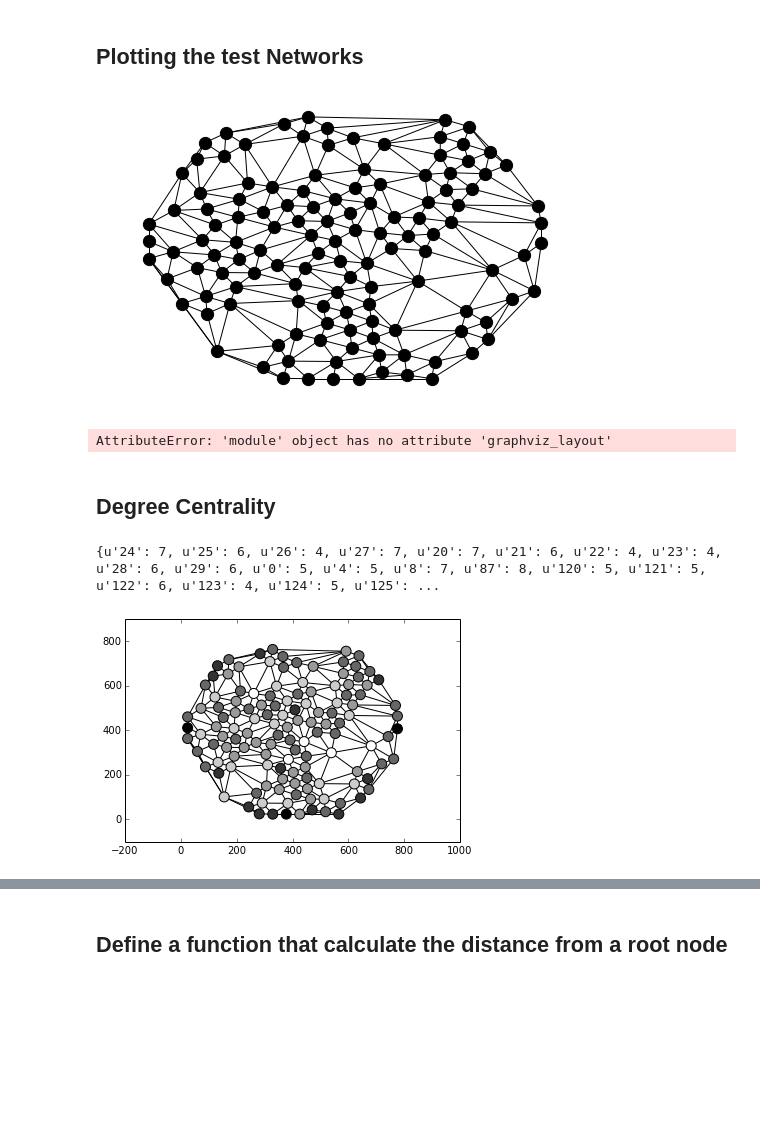
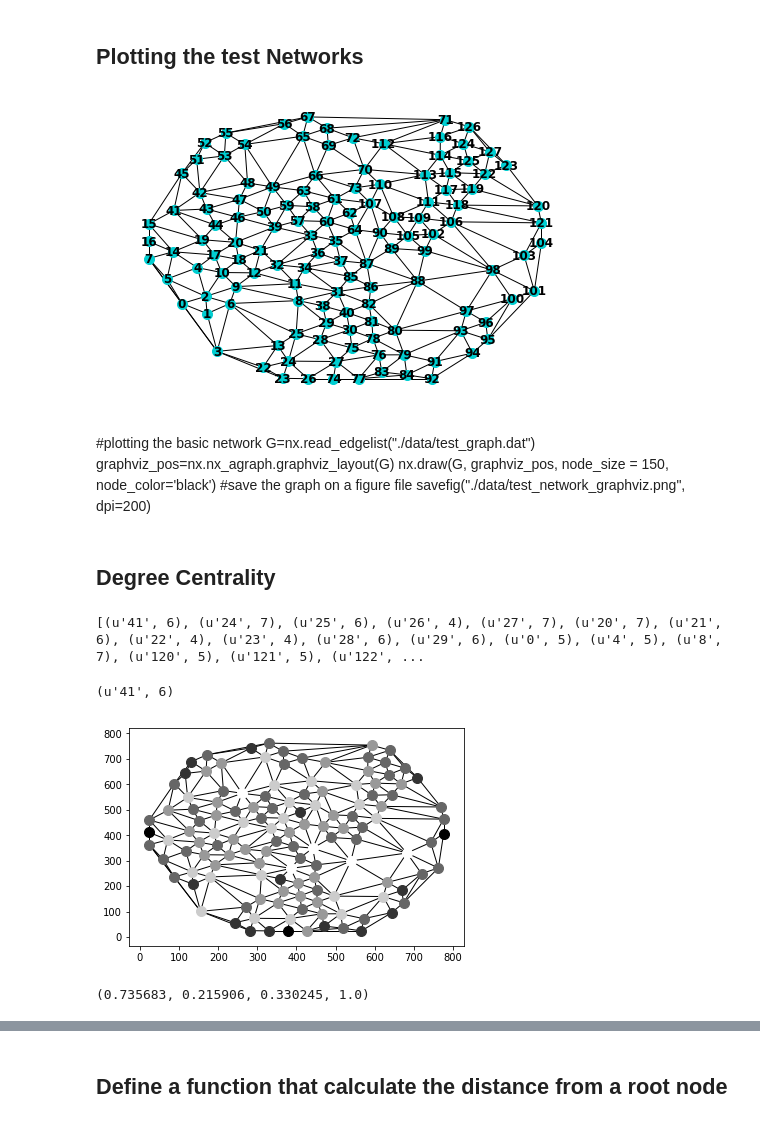
Before and after one commit to fs11235/book_code, a Jupyter notebook: Notebook_Chapter_III_Internet/Chapter_III_Internet_Notebook.ipynb, the cells around one changed output, grey strips where cells are left out. Saved outputs shown, nothing was run; the diff lists cells and outputs as text; code cells hidden in the pictures; blank space fills up the shorter version.

```diff
--- a/Notebook_Chapter_III_Internet/Chapter_III_Internet_Notebook.ipynb
+++ b/Notebook_Chapter_III_Internet/Chapter_III_Internet_Notebook.ipynb
@@ -54,46 +58,52 @@ def Graph_from_SVG(stream):
 # %%
-#getting the network in the SVG format
-file="./data/test_graph.svg"
-(G,pos)=Graph_from_SVG(file)
-
 #plot the optimal node distribution
-nx.draw(G, pos, node_size = 150, node_color='black')
+nx.draw(G, pos, node_size = 100, node_color='darkturquoise', with_labels=True, font_weight='bold')
 #save the graph on a figure file
 savefig("./data/test_network_best.png", dpi=200)
 # %% [output]
-[figure, old version]
+[figure, new version]
-# %%
-#plotting the basic network
-G=nx.read_edgelist("./data/test_graph.dat")
-graphviz_pos=nx.graphviz_layout(G)
-nx.draw(G, graphviz_pos, node_size = 150, node_color='black')
-#save the graph on a figure file
-savefig("./data/test_network_graphviz.png", dpi=200)
-# %% [output]
-AttributeError: 'module' object has no attribute 'graphviz_layout'
+# %% [markdown]
+#plotting the basic network
+G=nx.read_edgelist("./data/test_graph.dat")
+graphviz_pos=nx.nx_agraph.graphviz_layout(G)
+nx.draw(G, graphviz_pos, node_size = 150, node_color='black')
+#save the graph on a figure file
+savefig("./data/test_network_graphviz.png", dpi=200)
 # %% [markdown]
 ## Degree Centrality
 # %%
 degree_centrality=nx.degree(G)
 print degree_centrality
 # %% [output]
-{u'24': 7, u'25': 6, u'26': 4, u'27': 7, u'20': 7, u'21': 6, u'22': 4, u'23': 4, u'28': 6, u'29': 6, u'0': 5, u'4': 5, u'8': 7, u'87': 8, u'120': 5, u'121': 5, u'122': 6, u'123': 4, u'124': 5, u'125': ...
+[(u'41', 6), (u'24', 7), (u'25', 6), (u'26', 4), (u'27', 7), (u'20', 7), (u'21', 6), (u'22', 4), (u'23', 4), (u'28', 6), (u'29', 6), (u'0', 5), (u'4', 5), (u'8', 7), (u'120', 5), (u'121', 5), (u'122', ...
+# %%
+list(degree_centrality)[0]
+# %% [output]
+(u'41', 6)
+# %%
+l=[]
+res=dict(degree_centrality)
+# in the last version of Networkx nx.degree(G) in no more a dictionary
+for n in G.nodes():
+    #if n not in res:
+    # in python3 the .has_key was remove
+    if not res.has_key(n):
+
+        print 'stocazzo'
+        res[n]=0.0
+    l.append(res[n])
+
+#type(degree_centrality)
 # %%
-l=[]
-res=degree_centrality
-for n in G.nodes():
-    if not res.has_key(n):
-        res[n]=0.0
-    l.append(res[n])
+nx.draw_networkx_edges(G, pos)
 
-nx.draw_networkx_edges(G, pos)
 for n in G.nodes():
     list_nodes=[n]
     color = str( (res[n]-min(l))/float((max(l)-min(l))) )
     nx.draw_networkx_nodes(G, {n:pos[n]}, [n], node_size = 100, \
     node_color =
     color)
 
 savefig("./data/degree_200.png",dpi=200)
 # %% [output]
-[figure, old version]
+[figure, new version]
@@ -99,0 +112,4 @@ savefig("./data/degree_200.png",dpi=200)
+# %%
+rgb
+# %% [output]
+(0.735683, 0.215906, 0.330245, 1.0)
```
Also changed, not shown: parts of 5 cells of this notebook, 3 other files.
